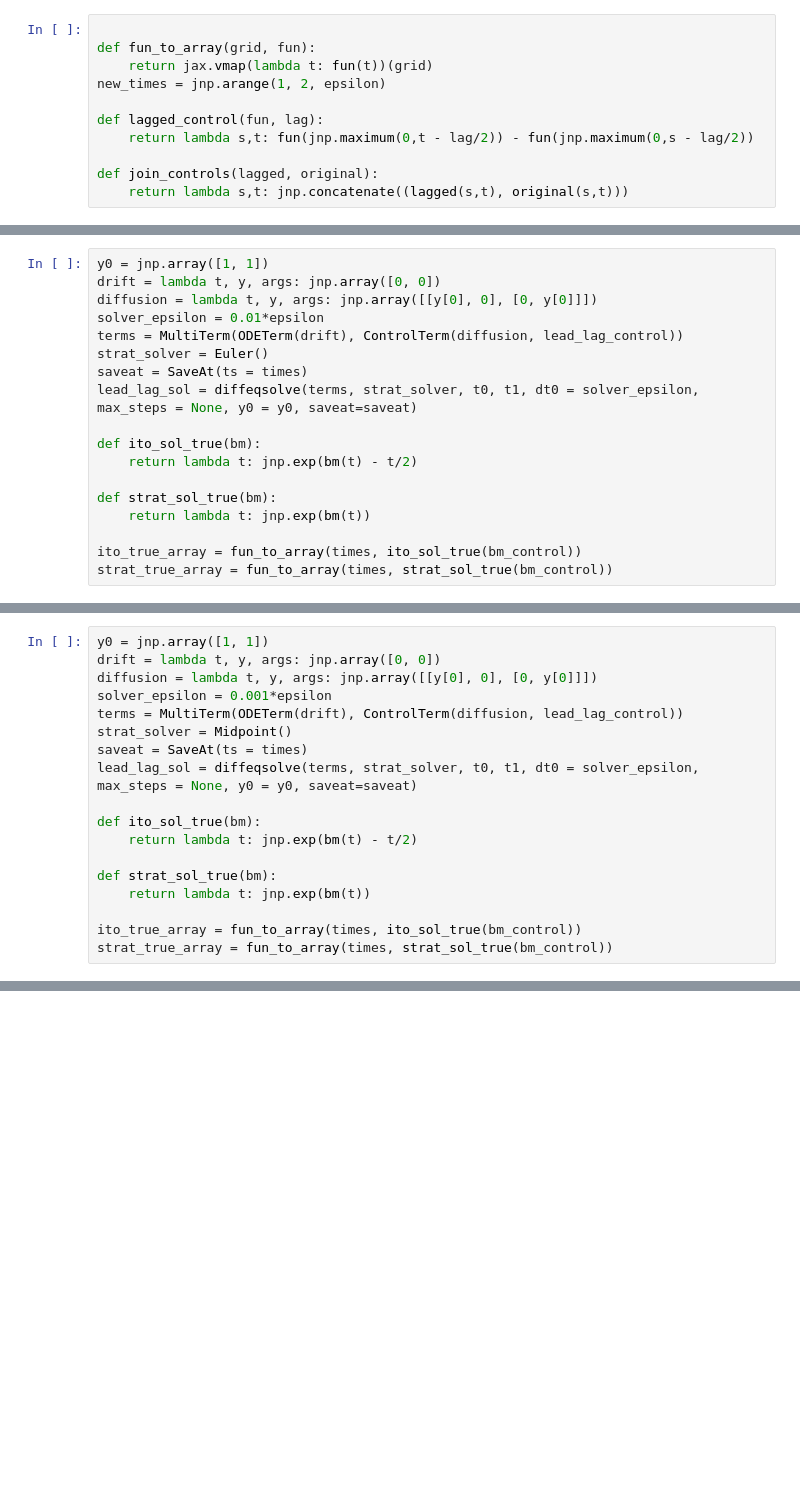
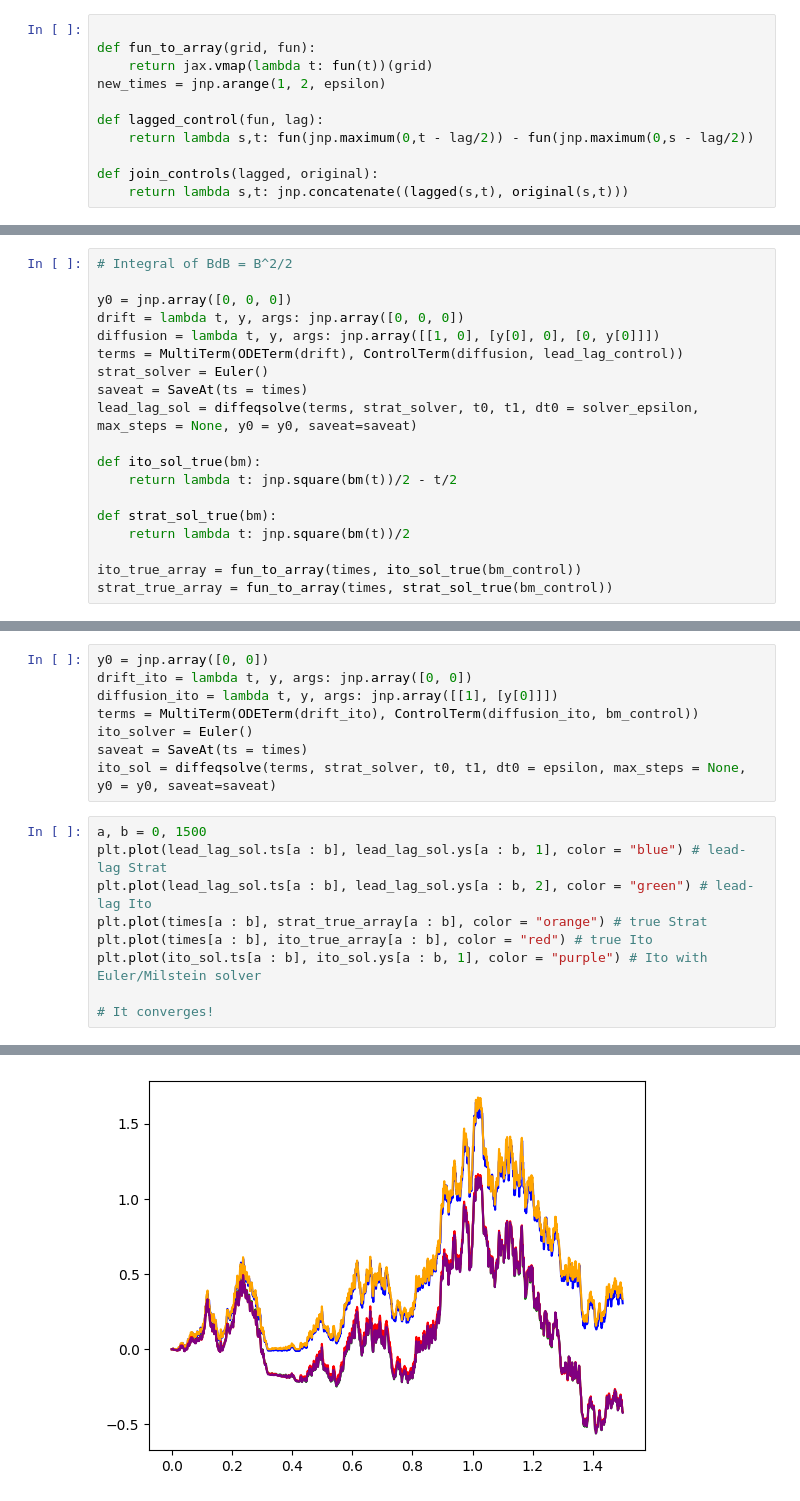
Before and after one commit to emilioferrucci/rough-vol-rough-paths, a Jupyter notebook: lead_lag_2.ipynb, the cells around one changed output, grey strips where cells are left out. Saved outputs shown, nothing was run; the diff lists cells and outputs as text; blank space fills up the shorter version.

```diff
--- a/lead_lag_2.ipynb
+++ b/lead_lag_2.ipynb
@@ -32,18 +80,19 @@ lead_lag_control = join_controls(lagged_bm_control, bm_control)
 # %%
-y0 = jnp.array([1, 1])
-drift = lambda t, y, args: jnp.array([0, 0])
-diffusion = lambda t, y, args: jnp.array([[y[0], 0], [0, y[0]]])
-solver_epsilon = 0.01*epsilon
+# Integral of BdB = B^2/2
+
+y0 = jnp.array([0, 0, 0])
+drift = lambda t, y, args: jnp.array([0, 0, 0])
+diffusion = lambda t, y, args: jnp.array([[1, 0], [y[0], 0], [0, y[0]]])
 terms = MultiTerm(ODETerm(drift), ControlTerm(diffusion, lead_lag_control))
 strat_solver = Euler()
 saveat = SaveAt(ts = times)
 lead_lag_sol = diffeqsolve(terms, strat_solver, t0, t1, dt0 = solver_epsilon, max_steps = None, y0 = y0, saveat=saveat)
 
 def ito_sol_true(bm):
-    return lambda t: jnp.exp(bm(t) - t/2)
+    return lambda t: jnp.square(bm(t))/2 - t/2
 
 def strat_sol_true(bm):
-    return lambda t: jnp.exp(bm(t))
+    return lambda t: jnp.square(bm(t))/2
 
 ito_true_array = fun_to_array(times, ito_sol_true(bm_control))
 strat_true_array = fun_to_array(times, strat_sol_true(bm_control))
@@ -58,18 +99,18 @@ plt.plot(times, ito_true_array, color = "red")
 # %%
-y0 = jnp.array([1, 1])
-drift = lambda t, y, args: jnp.array([0, 0])
-diffusion = lambda t, y, args: jnp.array([[y[0], 0], [0, y[0]]])
-solver_epsilon = 0.001*epsilon
-terms = MultiTerm(ODETerm(drift), ControlTerm(diffusion, lead_lag_control))
-strat_solver = Midpoint()
+y0 = jnp.array([0, 0])
+drift_ito = lambda t, y, args: jnp.array([0, 0])
+diffusion_ito = lambda t, y, args: jnp.array([[1], [y[0]]])
+terms = MultiTerm(ODETerm(drift_ito), ControlTerm(diffusion_ito, bm_control))
+ito_solver = Euler()
 saveat = SaveAt(ts = times)
-lead_lag_sol = diffeqsolve(terms, strat_solver, t0, t1, dt0 = solver_epsilon, max_steps = None, y0 = y0, saveat=saveat)
-
-def ito_sol_true(bm):
-    return lambda t: jnp.exp(bm(t) - t/2)
-
-def strat_sol_true(bm):
-    return lambda t: jnp.exp(bm(t))
-
-ito_true_array = fun_to_array(times, ito_sol_true(bm_control))
-strat_true_array = fun_to_array(times, strat_sol_true(bm_control))
+ito_sol = diffeqsolve(terms, strat_solver, t0, t1, dt0 = epsilon, max_steps = None, y0 = y0, saveat=saveat)
+# %%
+a, b = 0, 1500
+plt.plot(lead_lag_sol.ts[a : b], lead_lag_sol.ys[a : b, 1], color = "blue") # lead-lag Strat
+plt.plot(lead_lag_sol.ts[a : b], lead_lag_sol.ys[a : b, 2], color = "green") # lead-lag Ito
+plt.plot(times[a : b], strat_true_array[a : b], color = "orange") # true Strat
+plt.plot(times[a : b], ito_true_array[a : b], color = "red") # true Ito
+plt.plot(ito_sol.ts[a : b], ito_sol.ys[a : b, 1], color = "purple") # Ito with Euler/Milstein solver
+
+# It converges!
+# %% [output]
@@ -75,0 +118 @@ strat_true_array = fun_to_array(times, strat_sol_true(bm_control))
+[figure, added]
```
Also changed, not shown: parts of 17 cells of this notebook, 4 other files.
